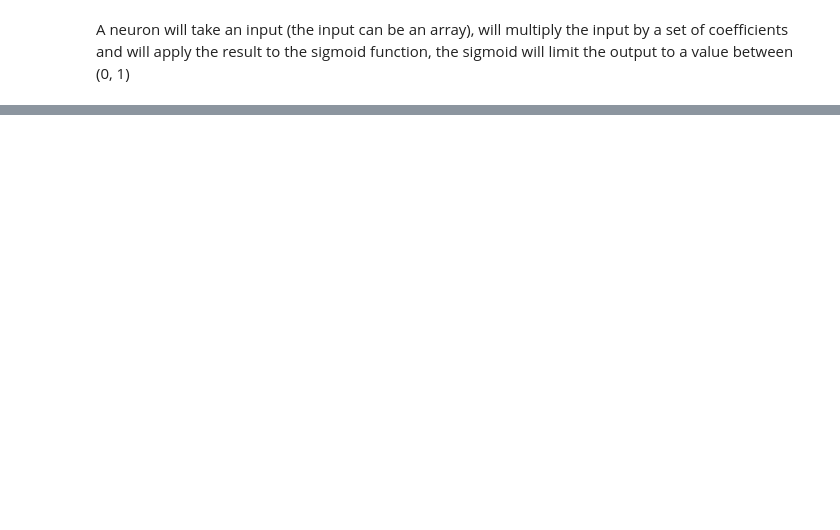
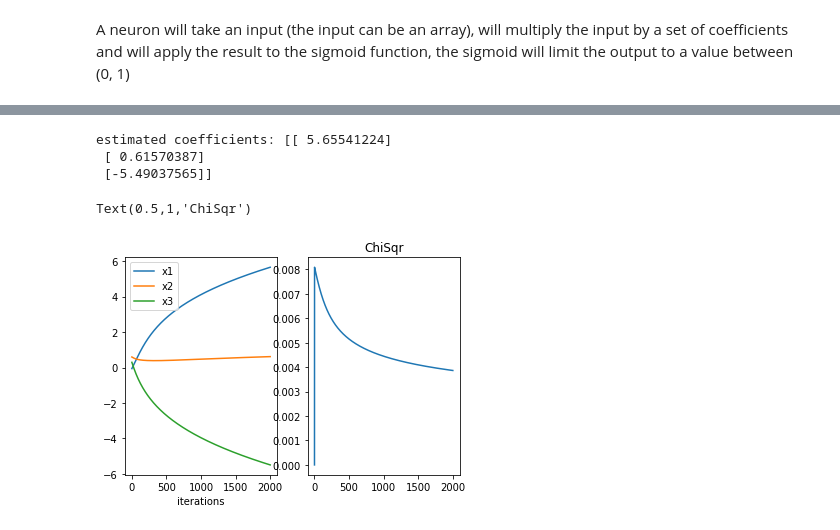
Before and after one commit to mbercas/howdonnwork, a Jupyter notebook: 1_Making_a_single_neuron.ipynb, the cells around one changed output, grey strips where cells are left out. Saved outputs shown, nothing was run; the diff lists cells and outputs as text; code cells hidden in the pictures; blank space fills up the shorter version.

```diff
--- a/1_Making_a_single_neuron.ipynb
+++ b/1_Making_a_single_neuron.ipynb
@@ -89,0 +157,32 @@ Y
+# %%
+coeffs_sz = 3
+N = Neuron(coeffs_sz)
+    # y = (0.1*x1 + 0.3*x2 -0.1*x3) > 0
+
+def model(x):
+    coeffs = np.array([0.1, 0.01, -0.1])
+    #return 1*(np.inner(x, coeffs) > 0)
+    return (np.inner(x, coeffs) > 0 )
+
+#assert( model(np.array([[1,2,3]])) - 0.4 < 0.001 )
+
+sz = 1000
+reps = 2000
+
+model_coeffs, output_error, X, Y = CalculateForNeuron(N, sz, reps, model)
+
+#print(output)
+#print(Y)
+print("estimated coefficients: {}".format(N.coeffs))
+
+plt.figure()
+plt.subplot(121)
+plt.plot(model_coeffs); plt.xlabel("iterations"); plt.legend(["x1", "x2", "x3"])
+plt.subplot(122)
+plt.plot(output_error); plt.title("ChiSqr")
+# %% [output]
+estimated coefficients: [[ 5.65541224]
+ [ 0.61570387]
+ [-5.49037565]]
+Text(0.5,1,'ChiSqr')
+[figure, added]
```
Also changed, not shown: parts of 18 cells of this notebook.
